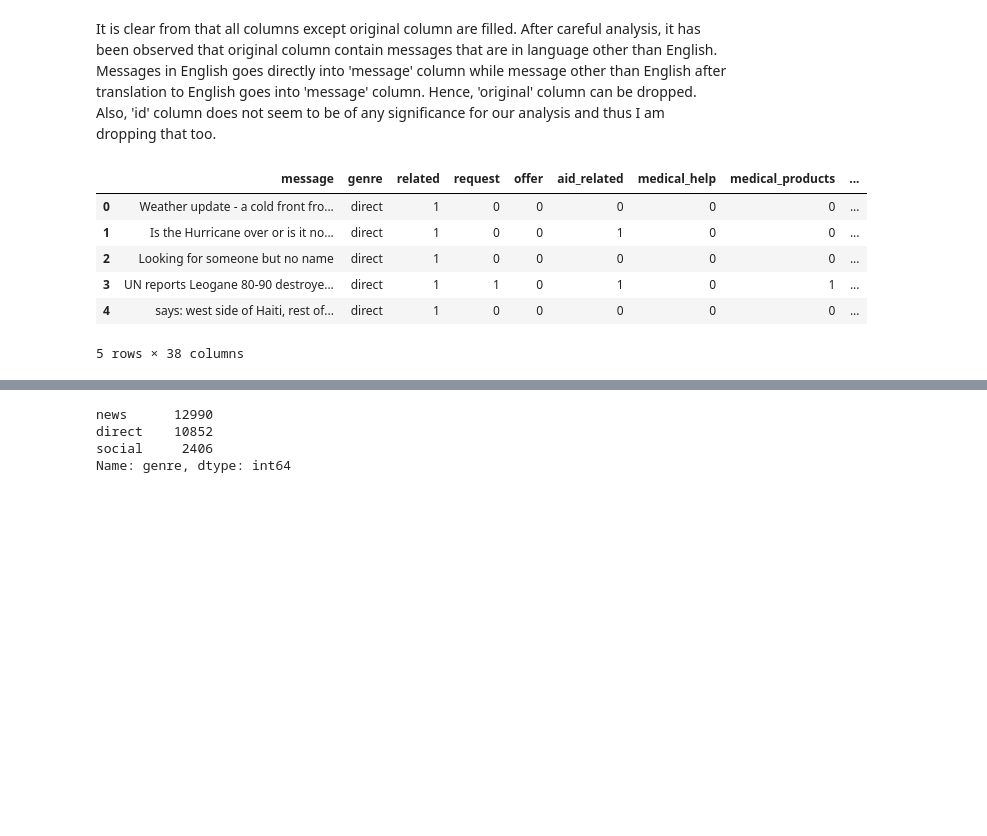
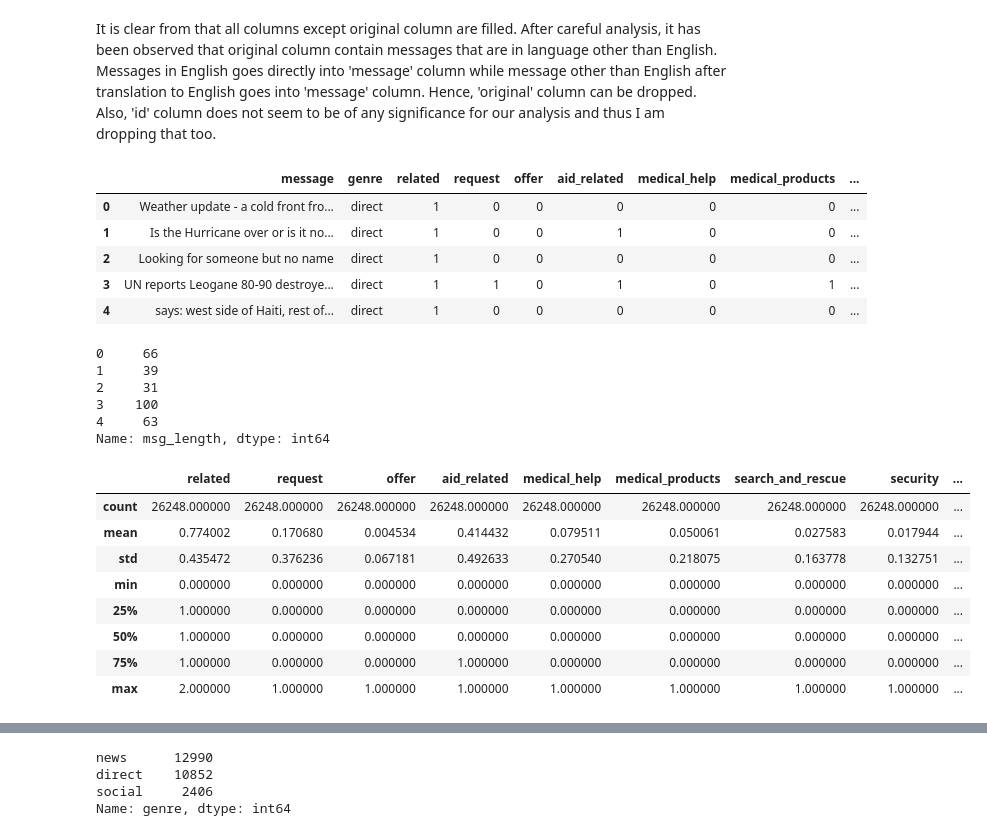
Before and after one commit to GKPSingh/Disaster-Response-Pipeline, a Jupyter notebook: data/ETL_Pipeline.ipynb, the cells around one changed output, grey strips where cells are left out. Cells and saved outputs as stored; diff of their text form; code cells hidden in the pictures; blank space fills up the shorter version.

```diff
--- a/data/ETL_Pipeline.ipynb
+++ b/data/ETL_Pipeline.ipynb
@@ -129,6 +130,7 @@ df.head()
 # concatenate the original dataframe with the new `categories` dataframe
 dataset = [df, categories]
 df = pd.concat(dataset, join="inner", axis=1)
+pd.set_option('display.max_columns', len(df.columns))
 df.head()
 # %% [output]
 |  | id | message | original | genre | related | request | offer | aid_related | medical_help | ... |
@@ -183,4 +184,27 @@ df.head()
 | 2 | Looking for someone but no name | direct | 1 | 0 | 0 | 0 | 0 | 0 | ... |
 | 3 | UN reports Leogane 80-90 destroye... | direct | 1 | 1 | 0 | 1 | 0 | 1 | ... |
 | 4 | says: west side of Haiti, rest of... | direct | 1 | 0 | 0 | 0 | 0 | 0 | ... |
-5 rows × 38 columns
+# %%
+# Add msg length column to the dataframe
+df['msg_length'] = df['message'].str.len()
+df['msg_length'].head()
+# %% [output]
+0     66
+1     39
+2     31
+3    100
+4     63
+Name: msg_length, dtype: int64
+# %%
+# desribe df dataframe
+df.describe()
+# %% [output]
+|  | related | request | offer | aid_related | medical_help | medical_products | search_and_rescue | security | ... |
+| count | 26248.000000 | 26248.000000 | 26248.000000 | 26248.000000 | 26248.000000 | 26248.000000 | 26248.000000 | 26248.000000 | ... |
+| mean | 0.774002 | 0.170680 | 0.004534 | 0.414432 | 0.079511 | 0.050061 | 0.027583 | 0.017944 | ... |
+| std | 0.435472 | 0.376236 | 0.067181 | 0.492633 | 0.270540 | 0.218075 | 0.163778 | 0.132751 | ... |
+| min | 0.000000 | 0.000000 | 0.000000 | 0.000000 | 0.000000 | 0.000000 | 0.000000 | 0.000000 | ... |
+| 25% | 1.000000 | 0.000000 | 0.000000 | 0.000000 | 0.000000 | 0.000000 | 0.000000 | 0.000000 | ... |
+| 50% | 1.000000 | 0.000000 | 0.000000 | 0.000000 | 0.000000 | 0.000000 | 0.000000 | 0.000000 | ... |
+| 75% | 1.000000 | 0.000000 | 0.000000 | 1.000000 | 0.000000 | 0.000000 | 0.000000 | 0.000000 | ... |
+| max | 2.000000 | 1.000000 | 1.000000 | 1.000000 | 1.000000 | 1.000000 | 1.000000 | 1.000000 | ... |
```
Also changed, not shown: parts of 9 cells of this notebook.
